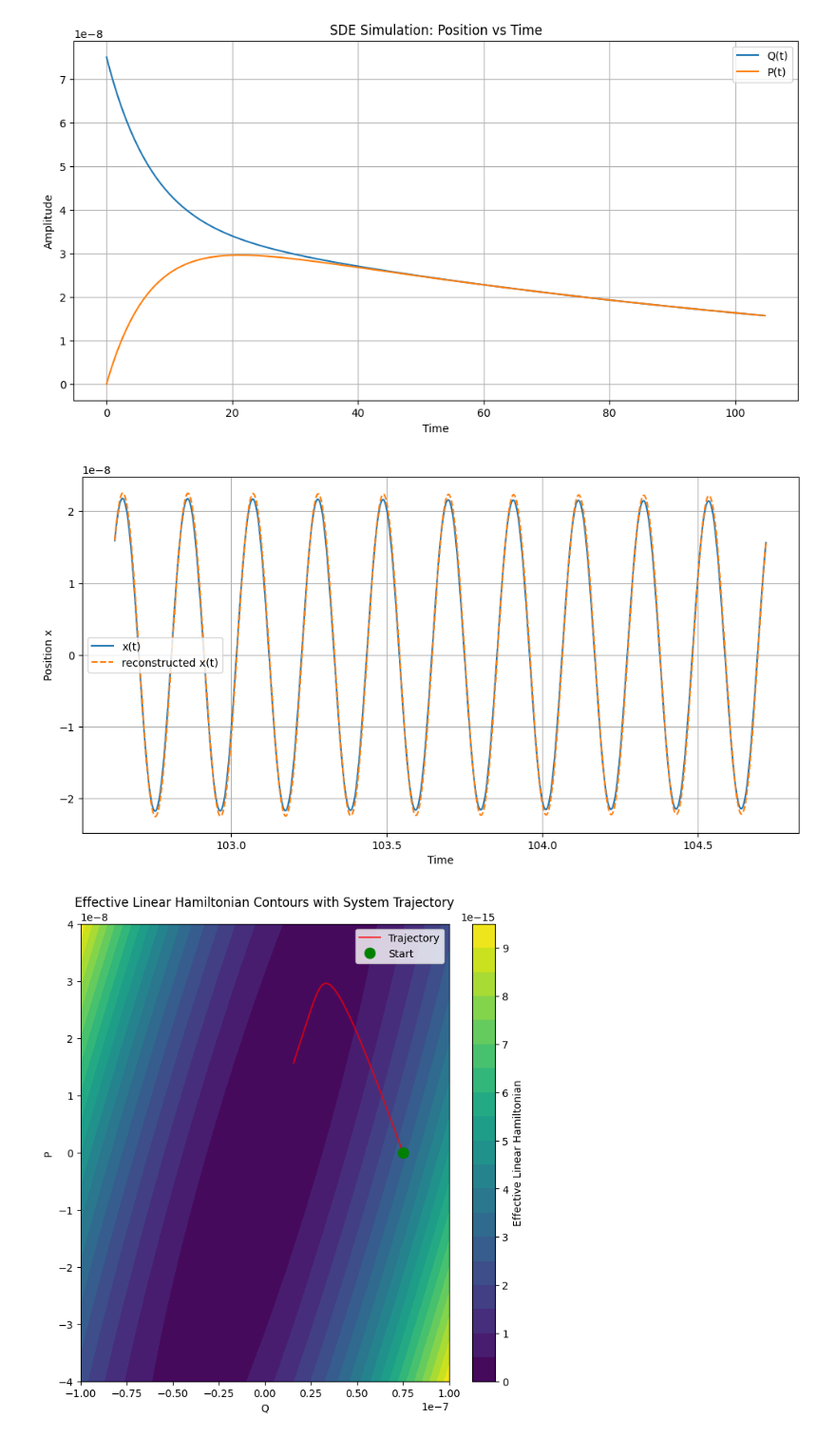
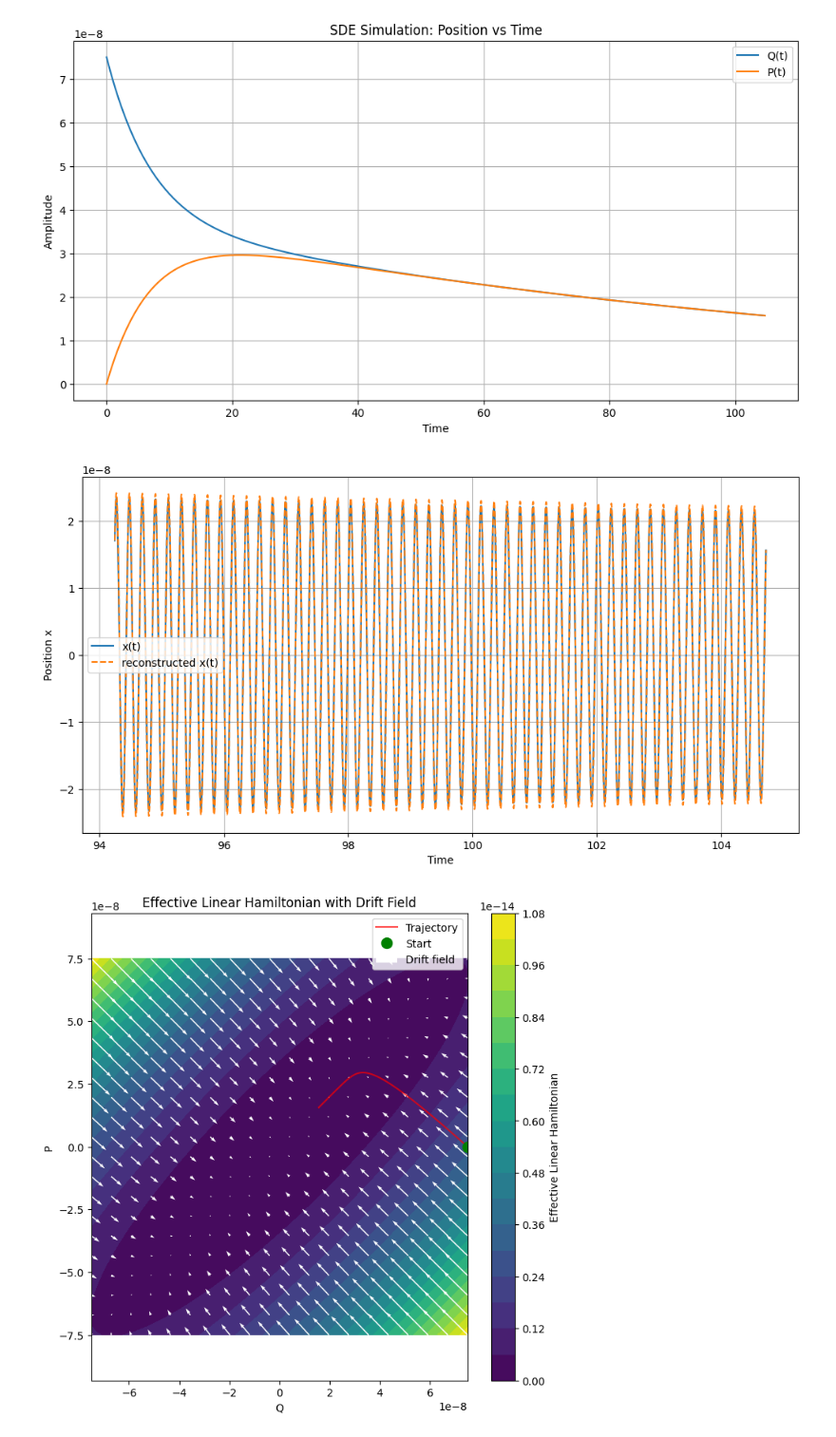
Before and after one commit to cyboesch/oscillator_dev, a Jupyter notebook: thermoai/notebooks/drirect_integration_NVS.ipynb, the cells around one changed output. Shown at 95% size. Drawn from its saved outputs; the diff is of its cells as text; code cells hidden in the pictures.

```diff
--- a/thermoai/notebooks/drirect_integration_NVS.ipynb
+++ b/thermoai/notebooks/drirect_integration_NVS.ipynb
@@ -146,8 +147,8 @@ def Hamiltonian_effective_linear(t,Q, P, args):
     return 1/2*Q**2-F_p/(2*w_p)/GAMMA*Q*P + 1/2*P**2
 # %%
 # Plot the Hamiltonian
-Q_range = jnp.linspace(-50, 50, 100)*1e-9*2
-P_range = jnp.linspace(-20, 20, 100)*1e-9*2
+Q_range = jnp.linspace(-50, 50, 100)*1e-9*1.5
+P_range = jnp.linspace(-50, 50, 100)*1e-9*1.5
 # Create meshgrid for Q and P
 Q_mesh, P_mesh = jnp.meshgrid(Q_range, P_range)
 
@@ -158,6 +159,7 @@ H_effective_linear_values = jax.vmap(lambda q, p: jax.vmap(lambda qi, pi: Hamilt
 plt.figure(figsize=(6, 3))
 plt.contourf(Q_range, P_range, H_effective_linear_values, levels=20, cmap='viridis')
 plt.colorbar(label='Effective Linear Hamiltonian')
+plt.axis('equal')
 plt.xlabel('Q')
 plt.ylabel('P')
 plt.title('Effective Linear Hamiltonian')
@@ -250,7 +252,7 @@ def reconstruct_x(t, Q, P):
     """
     return Q * jnp.cos(w_0 * t) + P * jnp.sin(w_0 * t)
 
-id_start = -100000
+id_start = -500000
 id_end = -1
 
 plt.figure(figsize=(12, 6))
@@ -263,22 +265,47 @@ plt.grid(True)
 plt.legend()
 plt.show()
 # %% [output]
-[figure, old version]
+[figure, new version]
 # %%
-# Create contour plot of Effective Linear Hamiltonian as before
-plt.figure(figsize=(8, 8))
+# Create contour plot with fixed square aspect ratio
+plt.figure(figsize=(8, 8))  # Make figure square
+
+# Create contour plot
 plt.contourf(Q_range, P_range, H_effective_linear_values, levels=20, cmap='viridis')
 plt.colorbar(label='Effective Linear Hamiltonian')
 
-# Add trajectory on top
+# Add trajectory
 plt.plot(sde_samples_QP[:, 0], sde_samples_QP[:, 1], 'r-', label='Trajectory', alpha=0.7)
-# Add starting point
 plt.plot(sde_samples_QP[0, 0], sde_samples_QP[0, 1], 'go', label='Start', markersize=10)
+
+# Create a coarser grid for the gradient vectors
+n_arrows = 20
+Q_arrows = jnp.linspace(Q_range.min(), Q_range.max(), n_arrows)
+P_arrows = jnp.linspace(P_range.min(), P_range.max(), n_arrows)
+QQ, PP = jnp.meshgrid(Q_arrows, P_arrows)
+
+# Evaluate drift terms on the grid
+drift_vals = jax.vmap(lambda q, p: drift_QP_fn(0., jnp.array([q, p]), args))(QQ.flatten(), PP.flatten())
+dQ = drift_vals[:, 0].reshape(QQ.shape)
+dP = drift_vals[:, 1].reshape(PP.shape)
+
+# Scale the arrows for better visualization
+scale = 5e-8*3  # Adjust this value to make arrows more visible
+plt.quiver(QQ, PP, dQ, dP, scale=scale, color='white', alpha=1., label='Drift field')
 
 plt.xlabel('Q')
 plt.ylabel('P')
-plt.title('Effective Linear Hamiltonian Contours with System Trajectory')
+plt.title('Effective Linear Hamiltonian with Drift Field')
 plt.legend()
+
+# Force equal aspect ratio
+plt.axis('equal')
+
+# Ensure the limits are symmetric and match the data range
+max_range = max(abs(Q_range.max()), abs(P_range.max()))
+plt.xlim(-max_range, max_range)
+plt.ylim(-max_range, max_range)
+
 plt.show()
 # %% [output]
-[figure, old version]
+[figure, new version]
```
Also changed, not shown: parts of 3 cells of this notebook.
